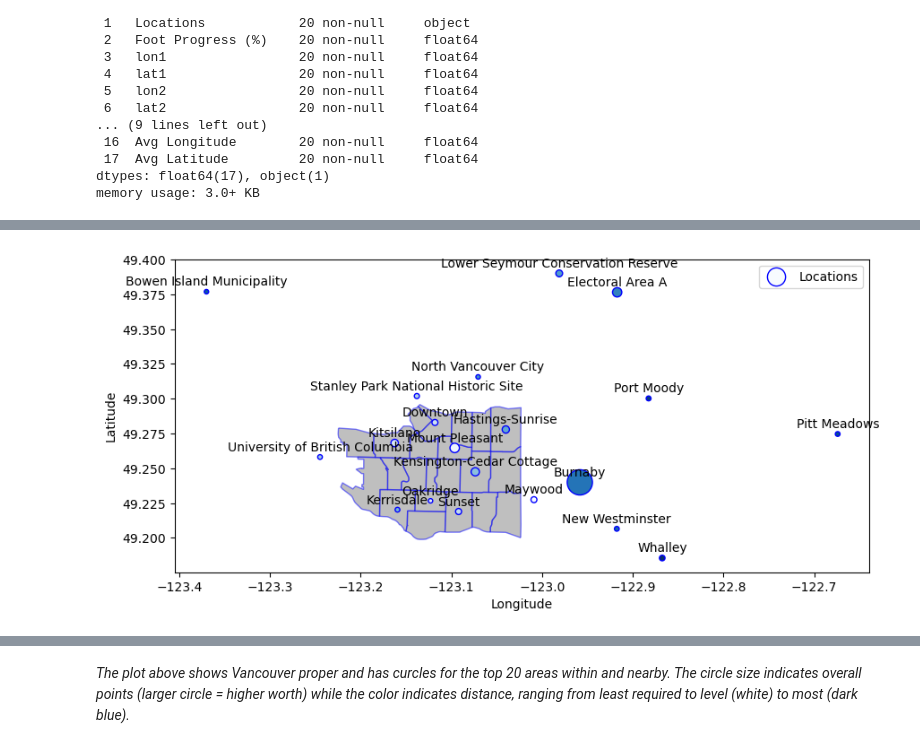
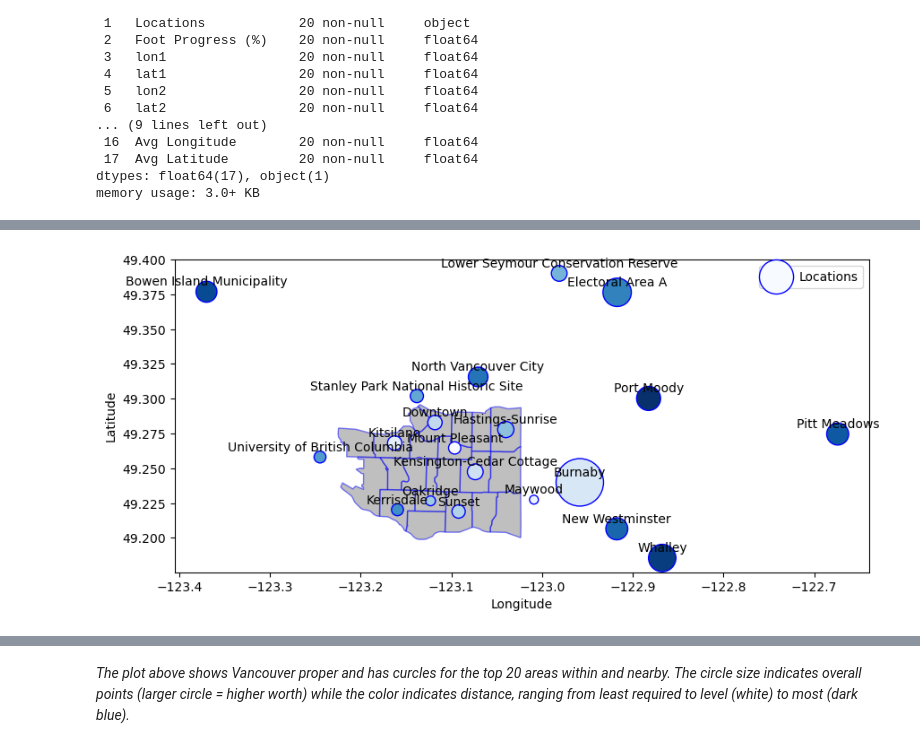
Before and after one commit to ajancewicz/wandrer_analysis, a Jupyter notebook: Wandrer scraper.ipynb, the cells around one changed output, grey strips where cells are left out. Drawn from its saved outputs; the diff is of its cells as text; code cells hidden in the pictures.

Commit message:
modified output map markers

```diff
--- a/Wandrer scraper.ipynb
+++ b/Wandrer scraper.ipynb
@@ -798,32 +762,32 @@ gdf
 # Create a GeoDataFrame with Point geometries
 gdf['geometry'] = gdf.apply(lambda row: Point(row['Avg Longitude'], row['Avg Latitude']), axis=1)
 
 # Get a basemap of Metro Vancouver
 metro_vancouver = gpd.read_file("Vancouver-local-area-boundary.geojson")  # GeoJSON file
 
 # Project both GeoDataFrames to the same CRS (coordinate reference system)
 gdf = gdf.to_crs(metro_vancouver.crs)
 
 # Plot the GeoDataFrame with circles representing point_maximizer
 fig, ax = plt.subplots(figsize=(10, 10))
 
 # Plot the basemap
 metro_vancouver.plot(ax=ax, alpha=0.5, color='gray', edgecolor='blue')
 
 # Plot the points with color gradient based on 'Distance to Level' and size based on 'point_maximizer'
 # lighter blue means shorter distance to level, and larger circle means higher points
-gdf.plot(ax=ax, cmap='Blues', markersize='point_maximizer', label="Locations", legend=True, edgecolor="blue")
+gdf.plot(ax=ax, cmap='Blues', markersize='Total Points', label="Locations", legend=True, edgecolor="blue")
 
 # Annotate each point with its 'Locations' name
 for idx, row in gdf.iterrows():
     ax.annotate(row['Locations'], (row['Avg Longitude'], row['Avg Latitude']), textcoords="offset points", xytext=(0,5), ha='center')
 
 # Set the axis labels
 ax.set_xlabel('Longitude')
 ax.set_ylabel('Latitude')
 
 # Show the plot
 plt.legend()
 plt.show()
 # %% [output]
-[figure, old version]
+[figure, new version]
```
Also changed, not shown: parts of 4 cells of this notebook.
